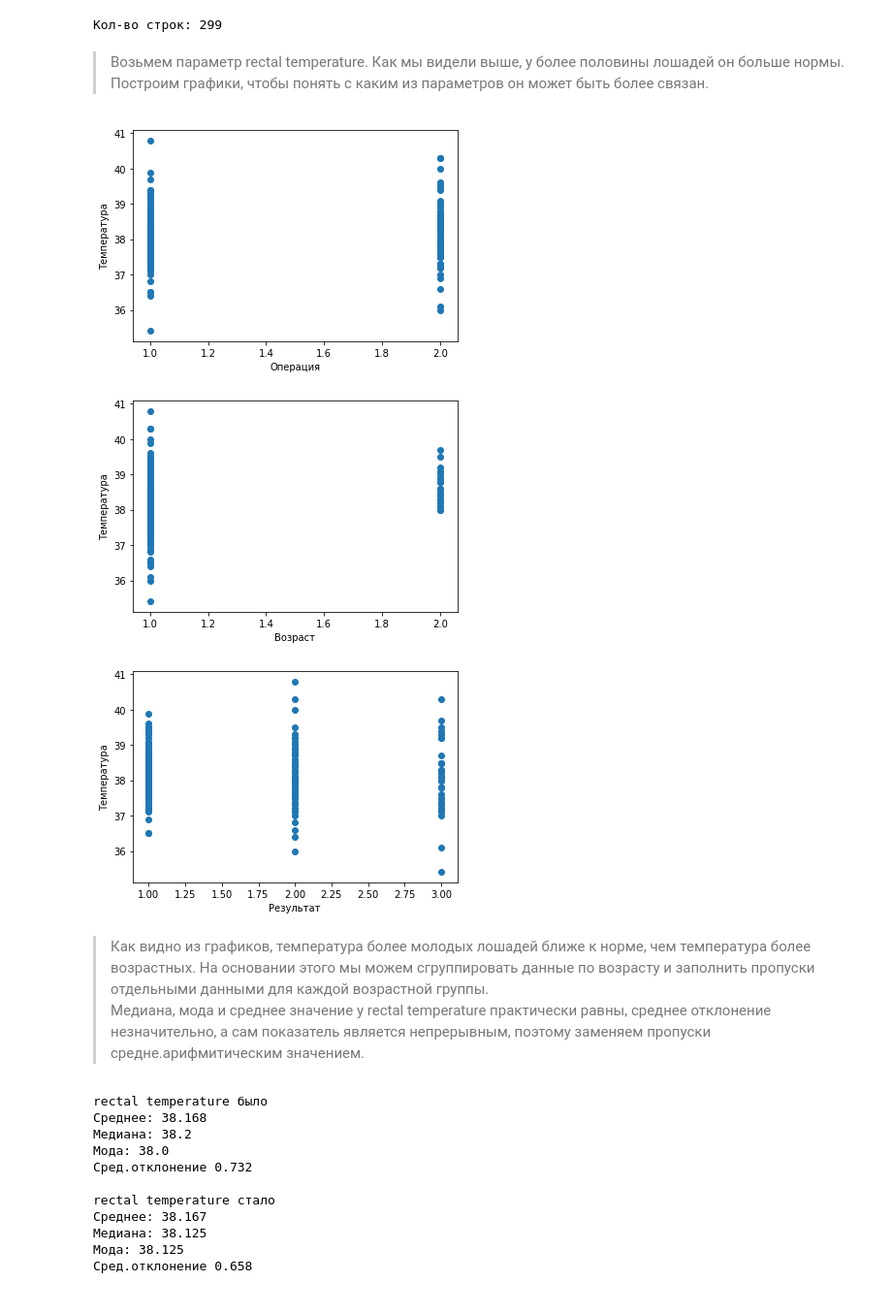
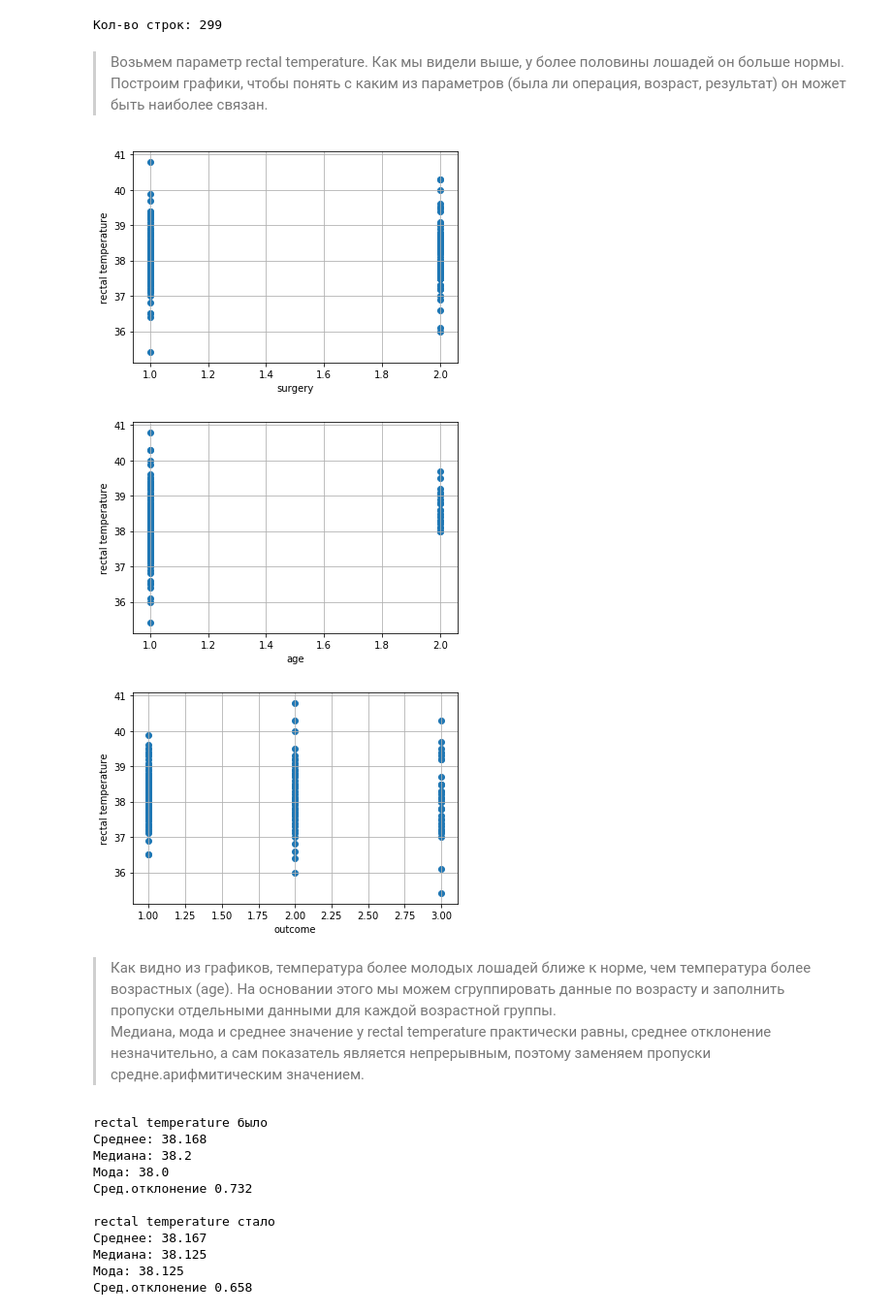
Before and after one commit to iamdenizzz/pyda-10, a Jupyter notebook: 22/stat_basics.ipynb, the cells around one changed output. Shown at 97% size. Cells and saved outputs as stored; diff of their text form; code cells hidden in the pictures.

```diff
--- a/22/stat_basics.ipynb
+++ b/22/stat_basics.ipynb
@@ -357,25 +357,27 @@ def params(x, title=''):
     print('Сред.отклонение',round(x.std(),3),"\n")
 # %% [markdown]
 > Возьмем параметр rectal temperature. Как мы видели выше, у более половины лошадей он больше нормы.<br>
-Построим графики, чтобы понять с каким из параметров он может быть более связан.
+Построим графики, чтобы понять с каким из параметров (была ли операция, возраст, результат) он может быть наиболее связан.
-# %%
-plt.scatter(data['surgery'],data['rectal temperature'])
-plt.ylabel('Температура')
-plt.xlabel('Операция')
-plt.show()
-plt.scatter(data['age'],data['rectal temperature'])
-plt.ylabel('Температура')
-plt.xlabel('Возраст')
-plt.show()
-plt.scatter(data['outcome'],data['rectal temperature'])
-plt.ylabel('Температура')
-plt.xlabel('Результат')
-plt.show()
-# %% [output]
-[figure, removed]
-[figure, removed]
-[figure, removed]
+# %%
+# Напишем функцию для построения графиков для этих параметров
+
+def make_graph(dt, parametr):
+    other_params = ['surgery','age','outcome'];
+    for op in other_params:
+        plt.scatter(dt[op],dt[parametr])
+        plt.ylabel(parametr)
+        plt.xlabel(op)
+        plt.grid()
+        plt.show()
+# %%
+# Выведем графики для параметра rectal temperature
+
+make_graph(data, 'rectal temperature')
+# %% [output]
+[figure, added]
+[figure, added]
+[figure, added]
 # %% [markdown]
-> Как видно из графиков, температура более молодых лошадей ближе к норме, чем температура более возрастных. На основании этого мы можем сгруппировать данные по возрасту и заполнить пропуски отдельными данными для каждой возрастной группы.<br>
+> Как видно из графиков, температура более молодых лошадей ближе к норме, чем температура более возрастных (age). На основании этого мы можем сгруппировать данные по возрасту и заполнить пропуски отдельными данными для каждой возрастной группы.<br>
 > Медиана, мода и среднее значение у rectal temperature практически равны, среднее отклонение незначительно, а сам показатель является непрерывным, поэтому заменяем пропуски средне.арифмитическим значением.
 # %%
```
Also changed, not shown: parts of 11 cells of this notebook.
